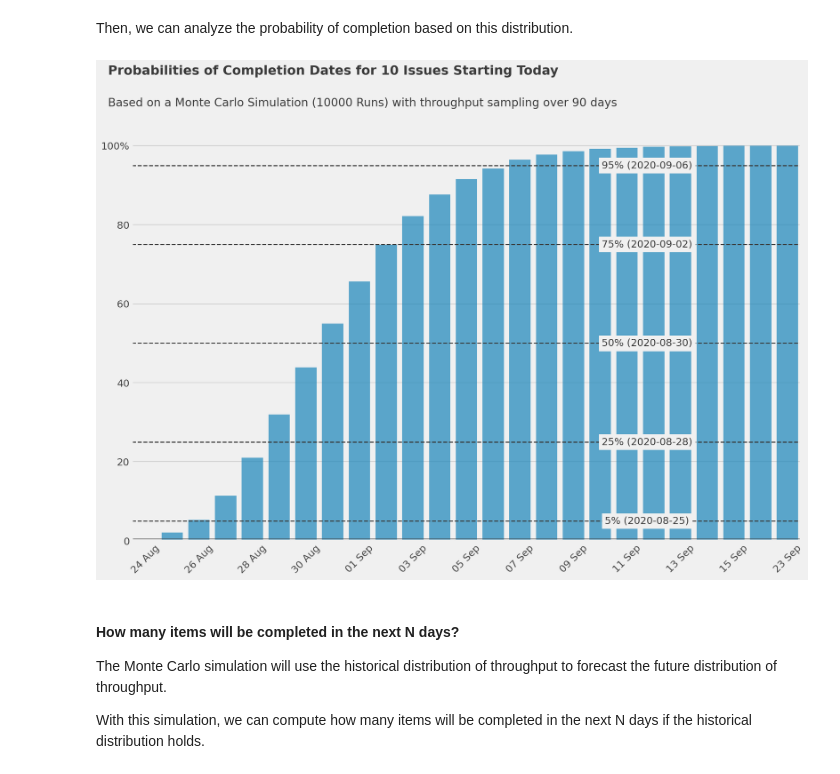
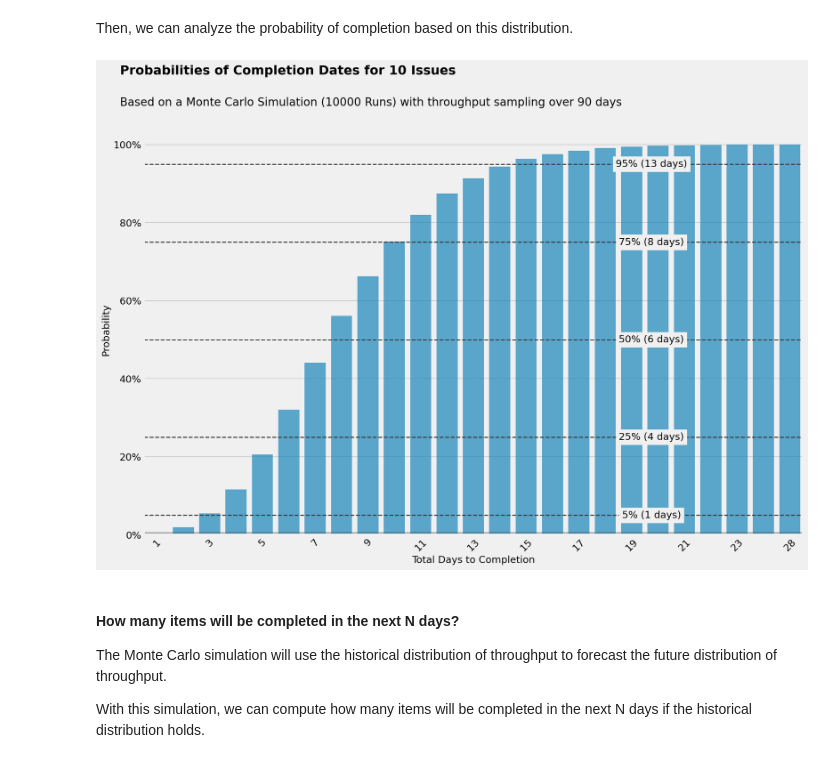
Before and after one commit to jsherer/kanban-metrics, a Jupyter notebook: kanban.ipynb, the cells around one changed output. Saved outputs shown, nothing was run; the diff lists cells and outputs as text; code cells hidden in the pictures.

```diff
--- a/kanban.ipynb
+++ b/kanban.ipynb
@@ -365,11 +385,14 @@ ax.axhline(y=0, color=util.lightgrey, alpha=.5);
 
 Understanding the flow of issues in each status is important for understanding where bottlenecks occur.
 # %%
-dates = pandas.date_range(start='2020-01-01', end='today', freq='D', tz='UTC')
+FILTER_ISSUES_SINCE = '2020-01-01'
+
+dates = pandas.date_range(start=FILTER_ISSUES_SINCE, end='today', freq='D', tz='UTC')
 
 flow_data = data.copy().reset_index()
 
 statuses = set(flow_data['status_from_name']) | set(flow_data['status_to_name'])
+statuses.remove(numpy.nan)
 
 f = pandas.DataFrame(columns=['date'] + list(statuses))
 
@@ -397,6 +420,7 @@ for date in dates:
 
     last_counter = counter
 
+f = f.fillna(0)
 f['date'] = f['date'].dt.normalize()
 f['date'] = f['date'].dt.date
 f.head()
@@ -410,11 +434,15 @@ f.head()
 # %%
-start_date = (pandas.to_datetime('today').tz_localize('UTC') - pandas.Timedelta(days=30)).normalize()
+status_order = ['Prioritized', 'In Progress', 'Review', 'Accepted', 'Deployed']
+ending_status = status_order[-1]
+flow_columns = ['date'] + list(reversed(status_order))
 
-flow = f[['date', 'Deployed', 'Accepted', 'Review', 'In Progress', 'Prioritized']]
-flow = flow[flow['date'] > start_date]
+flow = f[flow_columns]
 
-y_min = flow['Deployed'].min()
-y_max = flow[['Deployed', 'Accepted', 'Review', 'In Progress', 'Prioritized']].max().sum()
+#start_date = (pandas.to_datetime('today').tz_localize('UTC') - pandas.Timedelta(days=30)).normalize()
+#flow = flow[flow['date'] > start_date]
+
+y_min = flow[ending_status].min()
+y_max = flow[status_order].max().sum()
 
 flow.head()
 # %% [output]
@@ -578,41 +619,62 @@ distribution_when['Probability'] = 100 - 100 * \
 # %%
 matplotlib.pyplot.figure(dpi=150, figsize=(15, 10))
 
 ax = seaborn.barplot(x='Date', y='Probability', data=distribution_when, color='C0', alpha=0.7)
+
 ax.text(x=-1.4, y=118,
-        s=f"Probabilities of Completion Dates for {SIMULATION_ITEMS} Issues Starting Today", fontsize=18, fontweight='semibold')
+        s=f"Probabilities of Completion Dates for {SIMULATION_ITEMS} Issues", fontsize=18, fontweight='semibold')
 ax.text(x=-1.4, y=110,
         s=f"Based on a Monte Carlo Simulation ({SIMULATIONS} Runs) with throughput sampling over {LAST_DAYS} days", fontsize=16)
 
-ax.set_ylabel('')
-ax.set_xlabel('')
-ax.axhline(y=0.5, color=util.darkgrey, alpha=.5)
-ax.axhline(y=5, color=util.darkgrey, linestyle='--')
-ax.axhline(y=25, color=util.darkgrey, linestyle='--')
-ax.axhline(y=50, color=util.darkgrey, linestyle='--')
-ax.axhline(y=75, color=util.darkgrey, linestyle='--')
-ax.axhline(y=95, color=util.darkgrey, linestyle='--')
+ax.set_ylabel('Probability')
+ax.set_xlabel('Total Days to Completion')
+ax.axhline(y=0.5, color=darkgrey, alpha=.5)
+ax.axhline(y=5, color=darkgrey, linestyle='--')
+ax.axhline(y=25, color=darkgrey, linestyle='--')
+ax.axhline(y=50, color=darkgrey, linestyle='--')
+ax.axhline(y=75, color=darkgrey, linestyle='--')
+ax.axhline(y=95, color=darkgrey, linestyle='--')
 
 unique_dates = sorted(list(distribution_when['Date'].drop_duplicates()))
 date_ticks = range(0, len(unique_dates), len(unique_dates)//10)
 
 xpos = 0.75 * len(unique_dates)
-ax.text(y=5, x=xpos, s=f"5% ({samples.Date.quantile(0.05).strftime('%Y-%m-%d')})",
+
+include_date = False
+
+if include_date:
+    ax.text(y=5, x=xpos, s=f"5% ({(samples.Date.quantile(0.05) - START_DATE).days} days, {samples.Date.quantile(0.05).strftime('%Y-%m-%d')})",
         va='center', ha='center', backgroundcolor='#F0F0F0')
-ax.text(y=25, x=xpos, s=f"25% ({samples.Date.quantile(0.25).strftime('%Y-%m-%d')})",
-        va='center', ha='center', backgroundcolor='#F0F0F0')
-ax.text(y=50, x=xpos, s=f"50% ({samples.Date.quantile(0.5).strftime('%Y-%m-%d')})",
-        va='center', ha='center', backgroundcolor='#F0F0F0')
-ax.text(y=75, x=xpos, s=f"75% ({samples.Date.quantile(0.75).strftime('%Y-%m-%d')})",
-        va='center', ha='center', backgroundcolor='#F0F0F0')
-ax.text(y=95, x=xpos, s=f"95% ({samples.Date.quantile(0.95).strftime('%Y-%m-%d')})",
-        va='center', ha='center', backgroundcolor='#F0F0F0')
+    ax.text(y=25, x=xpos, s=f"25% ({(samples.Date.quantile(0.25) - START_DATE).days} days, {samples.Date.quantile(0.25).strftime('%Y-%m-%d')})",
+            va='center', ha='center', backgroundcolor='#F0F0F0')
+    ax.text(y=50, x=xpos, s=f"50% ({(samples.Date.quantile(0.5) - START_DATE).days} days, {samples.Date.quantile(0.5).strftime('%Y-%m-%d')})",
+            va='center', ha='center', backgroundcolor='#F0F0F0')
+    ax.text(y=75, x=xpos, s=f"75% ({(samples.Date.quantile(0.75) - START_DATE).days} days, {samples.Date.quantile(0.75).strftime('%Y-%m-%d')})",
+            va='center', ha='center', backgroundcolor='#F0F0F0')
+    ax.text(y=95, x=xpos, s=f"95% ({(samples.Date.quantile(0.95) - START_DATE).days} days, {samples.Date.quantile(0.95).strftime('%Y-%m-%d')})",
+            va='center', ha='center', backgroundcolor='#F0F0F0')
+else:
+    ax.text(y=5, x=xpos, s=f"5% ({(samples.Date.quantile(0.05) - START_DATE).days} days)",
+            va='center', ha='center', backgroundcolor='#F0F0F0')
+    ax.text(y=25, x=xpos, s=f"25% ({(samples.Date.quantile(0.25) - START_DATE).days} days)",
+            va='center', ha='center', backgroundcolor='#F0F0F0')
+    ax.text(y=50, x=xpos, s=f"50% ({(samples.Date.quantile(0.5) - START_DATE).days} days)",
+            va='center', ha='center', backgroundcolor='#F0F0F0')
+    ax.text(y=75, x=xpos, s=f"75% ({(samples.Date.quantile(0.75) - START_DATE).days} days)",
+            va='center', ha='center', backgroundcolor='#F0F0F0')
+    ax.text(y=95, x=xpos, s=f"95% ({(samples.Date.quantile(0.95) - START_DATE).days} days)",
+            va='center', ha='center', backgroundcolor='#F0F0F0')
 
 ax.set_yticks([0, 20, 40, 60, 80, 100])
-ax.set_yticklabels(labels=['0', '20', '40', '60', '80', '100%'])
+ax.set_yticklabels(labels=['0%', '20%', '40%', '60%', '80%', '100%'])
 
 ax.set_xticks(date_ticks)
-ax.set_xticklabels([unique_dates[i].strftime('%d %b')
-                    for i in date_ticks], rotation=45);
+
+#ax.set_xticklabels([unique_dates[i].strftime('%d %b')
+#                    for i in date_ticks], rotation=45);
+
+_ = ax.set_xticklabels([
+    (unique_dates[i] - START_DATE).days
+                    for i in date_ticks], rotation=45)
 # %% [output]
-[figure, old version]
+[figure, new version]
```
Also changed, not shown: parts of 26 cells of this notebook.
